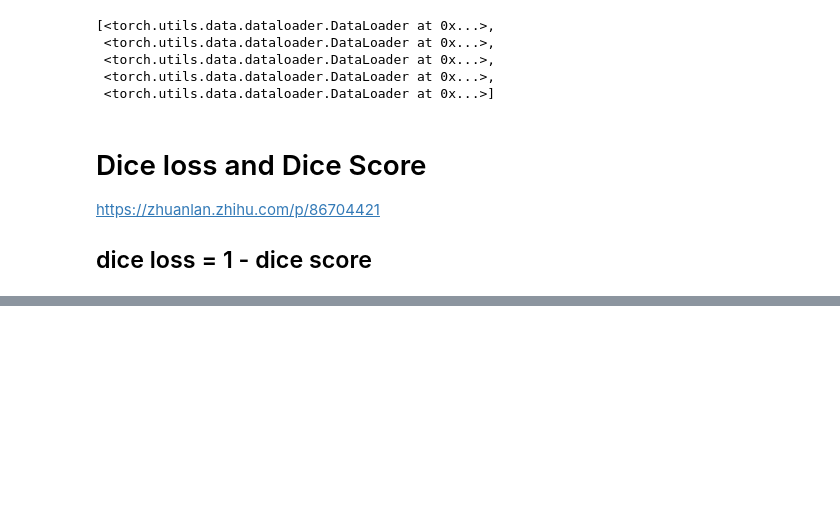
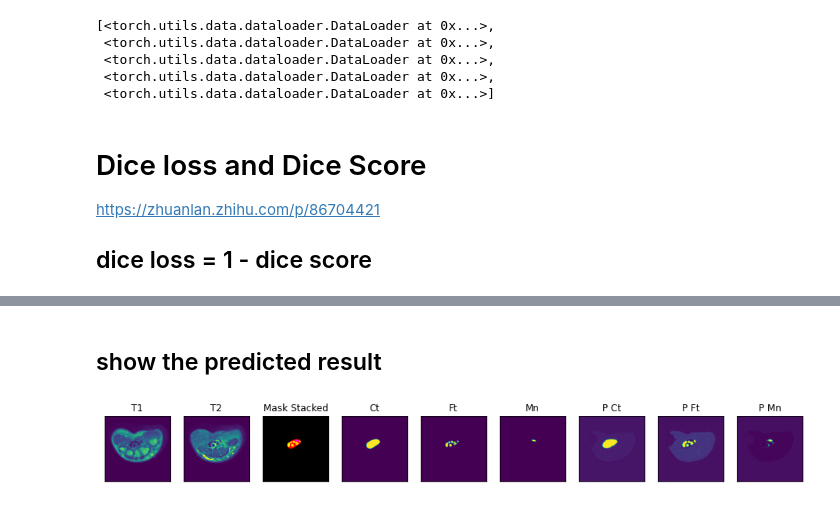
Before and after one commit to jefffang19/image_processing_final, a Jupyter notebook: train.ipynb, the cells around one changed output, grey strips where cells are left out. Saved outputs shown, nothing was run; the diff lists cells and outputs as text; code cells hidden in the pictures; blank space fills up the shorter version.

```diff
--- a/train.ipynb
+++ b/train.ipynb
@@ -602,0 +681,17 @@ test_loader = DataLoader(testset, batch_size=1, shuffle=False, num_workers=4)
+# %% [markdown]
+## show the predicted result
+# %%
+# visual input data and mask and predict result
+visualize(
+    t1=x[...,0],
+    t2=x[...,1],
+    mask_stacked=y,
+    ct=y[...,0],
+    ft=y[...,1],
+    mn=y[...,2],
+    p_ct=np_pred[..., 0],
+    p_ft=np_pred[..., 1],
+    p_mn=np_pred[..., 2],
+)
+# %% [output]
+[figure, added]
```
Also changed, not shown: parts of 32 cells of this notebook.
